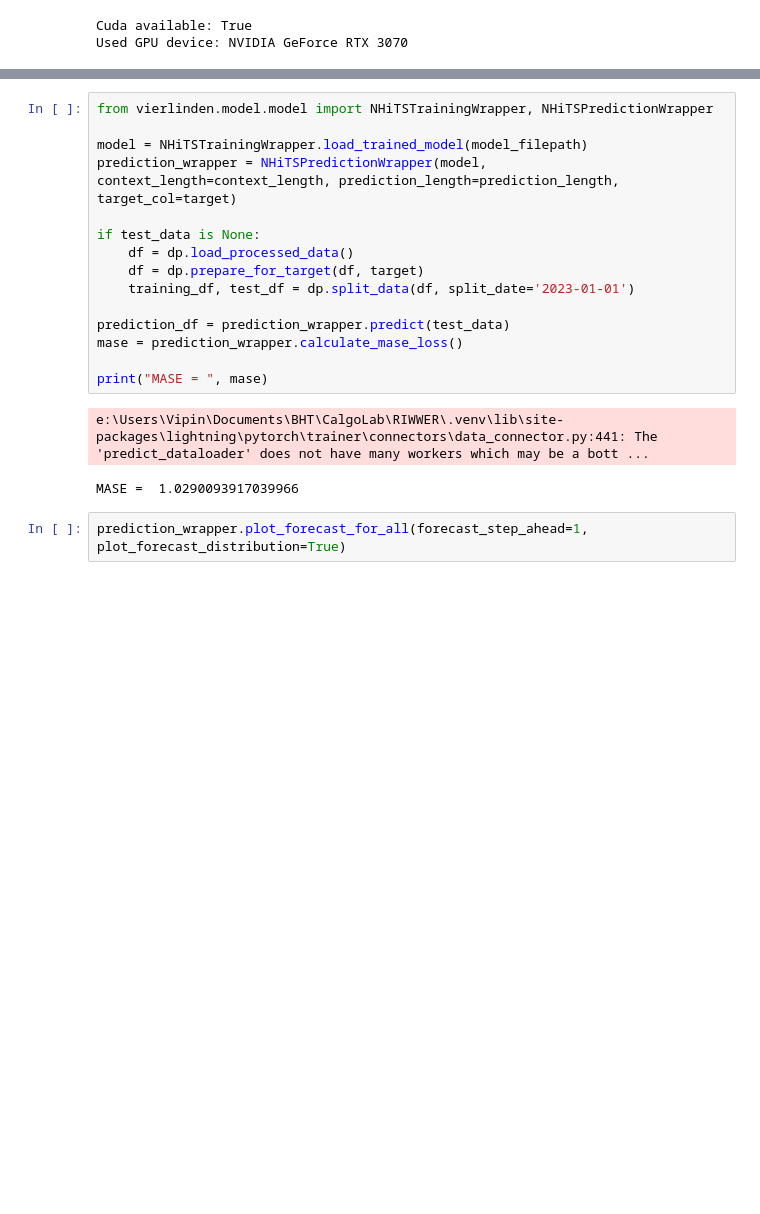
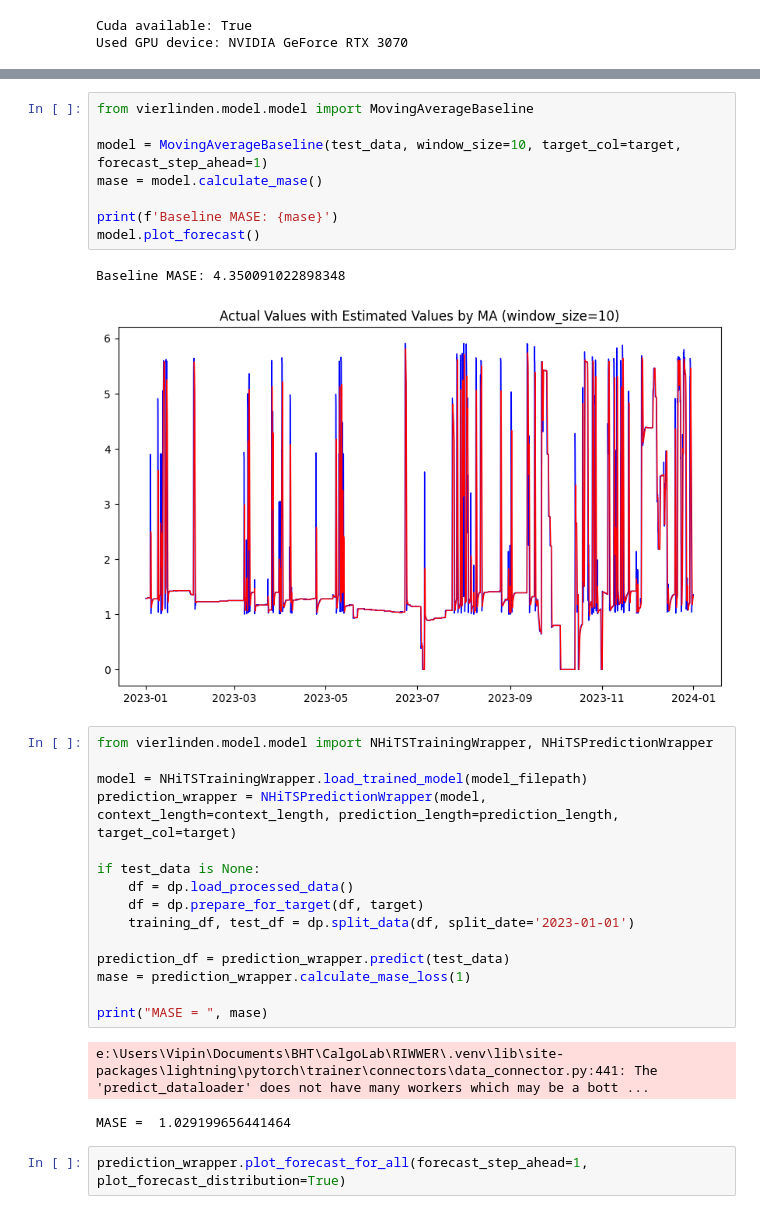
Before and after one commit to vipin2310/UT_RIWWER_project, a Jupyter notebook: prototyping.ipynb, the cells around one changed output, grey strips where cells are left out. Cells and saved outputs as stored; diff of their text form; blank space fills up the shorter version.

```diff
--- a/prototyping.ipynb
+++ b/prototyping.ipynb
@@ -113,3 +123,14 @@ nhits_wrapper.plot_training_result()
+# %%
+from vierlinden.model.model import MovingAverageBaseline
+
+model = MovingAverageBaseline(test_data, window_size=10, target_col=target, forecast_step_ahead=1)
+mase = model.calculate_mase()
+
+print(f'Baseline MASE: {mase}')
+model.plot_forecast()
+# %% [output]
+Baseline MASE: 4.350091022898348
+[figure, added]
 # %%
 from vierlinden.model.model import NHiTSTrainingWrapper, NHiTSPredictionWrapper
 
@@ -122,12 +143,12 @@ if test_data is None:
     training_df, test_df = dp.split_data(df, split_date='2023-01-01')
 
 prediction_df = prediction_wrapper.predict(test_data)
-mase = prediction_wrapper.calculate_mase_loss()
+mase = prediction_wrapper.calculate_mase_loss(1)
 
 print("MASE = ", mase)
 # %% [output]
 e:\Users\Vipin\Documents\BHT\CalgoLab\RIWWER\.venv\lib\site-packages\lightning\pytorch\trainer\connectors\data_connector.py:441: The 'predict_dataloader' does not have many workers which may be a bott ...
-MASE =  1.0290093917039966
+MASE =  1.029199656441464
 # %%
 prediction_wrapper.plot_forecast_for_all(forecast_step_ahead=1, plot_forecast_distribution=True)
 # %% [output]
```
Also changed, not shown: parts of 2 cells of this notebook, 1 other file.
